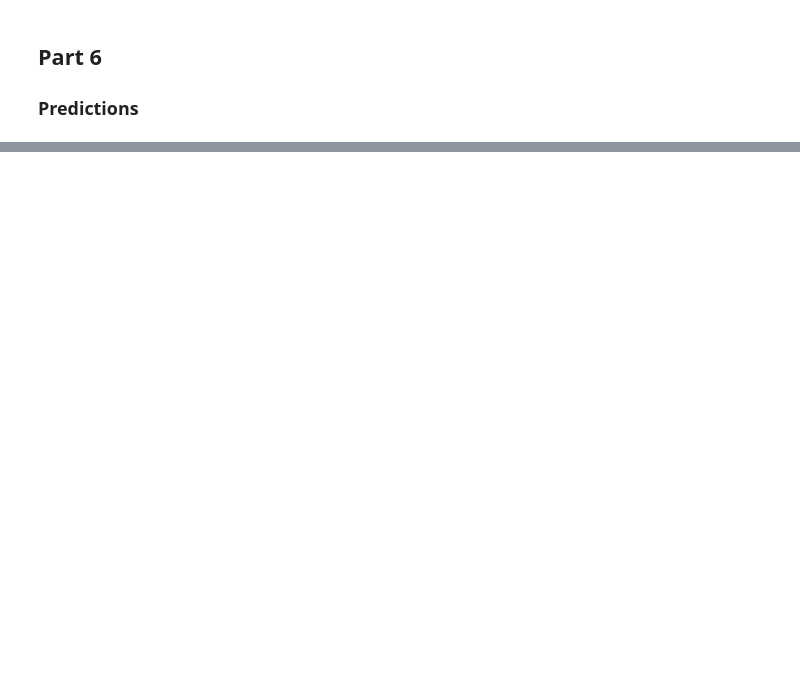
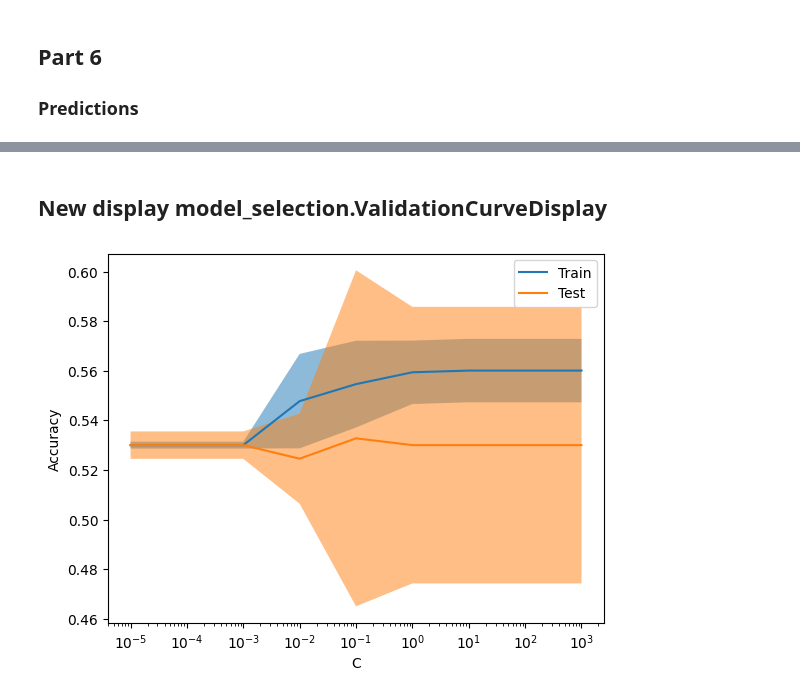
Before and after one commit to LeftWing11/Project-2, a Jupyter notebook: Present_Project_2_Logistic_normalised.ipynb, the cells around one changed output, grey strips where cells are left out. Drawn from its saved outputs; the diff is of its cells as text; code cells hidden in the pictures; blank space fills up the shorter version.

```diff
--- a/Present_Project_2_Logistic_normalised.ipynb
+++ b/Present_Project_2_Logistic_normalised.ipynb
@@ -669,3 +651,23 @@ entry_exit_plot.opts(
 )
 # %% [output]
 [interactive output not drawn]
+# %% [markdown]
+## New display model_selection.ValidationCurveDisplay
+# %%
+
+from sklearn.linear_model import LogisticRegression
+from sklearn.model_selection import ValidationCurveDisplay
+
+
+
+_ = ValidationCurveDisplay.from_estimator(
+    LogisticRegression(),
+    X_train_btc,
+    y_train_btc,
+    param_name="C",
+    param_range=np.geomspace(1e-5, 1e3, num=9),
+    score_type="both",
+    score_name="Accuracy",
+)
+# %% [output]
+[figure, added]
```
Also changed, not shown: parts of 31 cells of this notebook, 4 other files.
